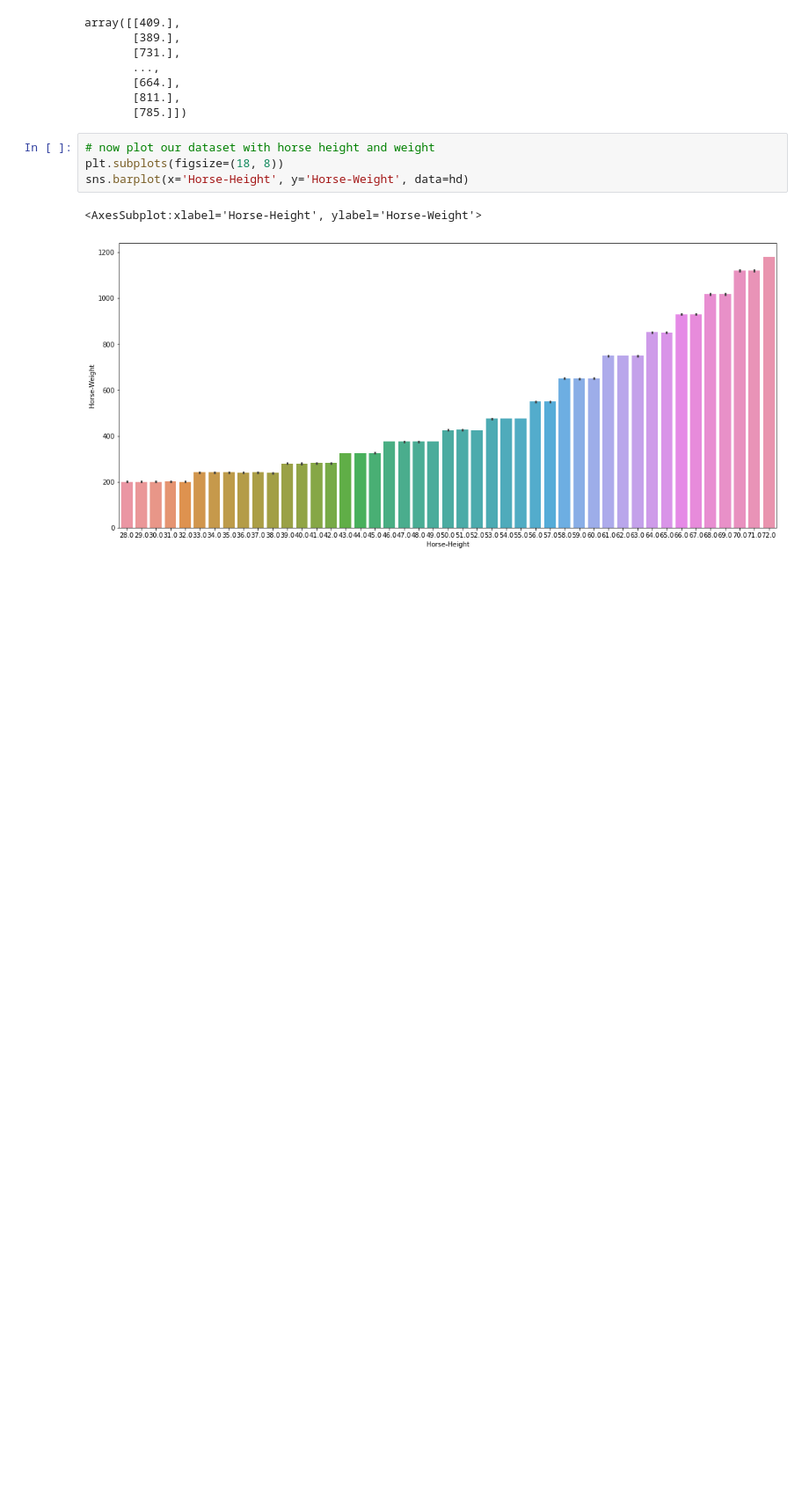
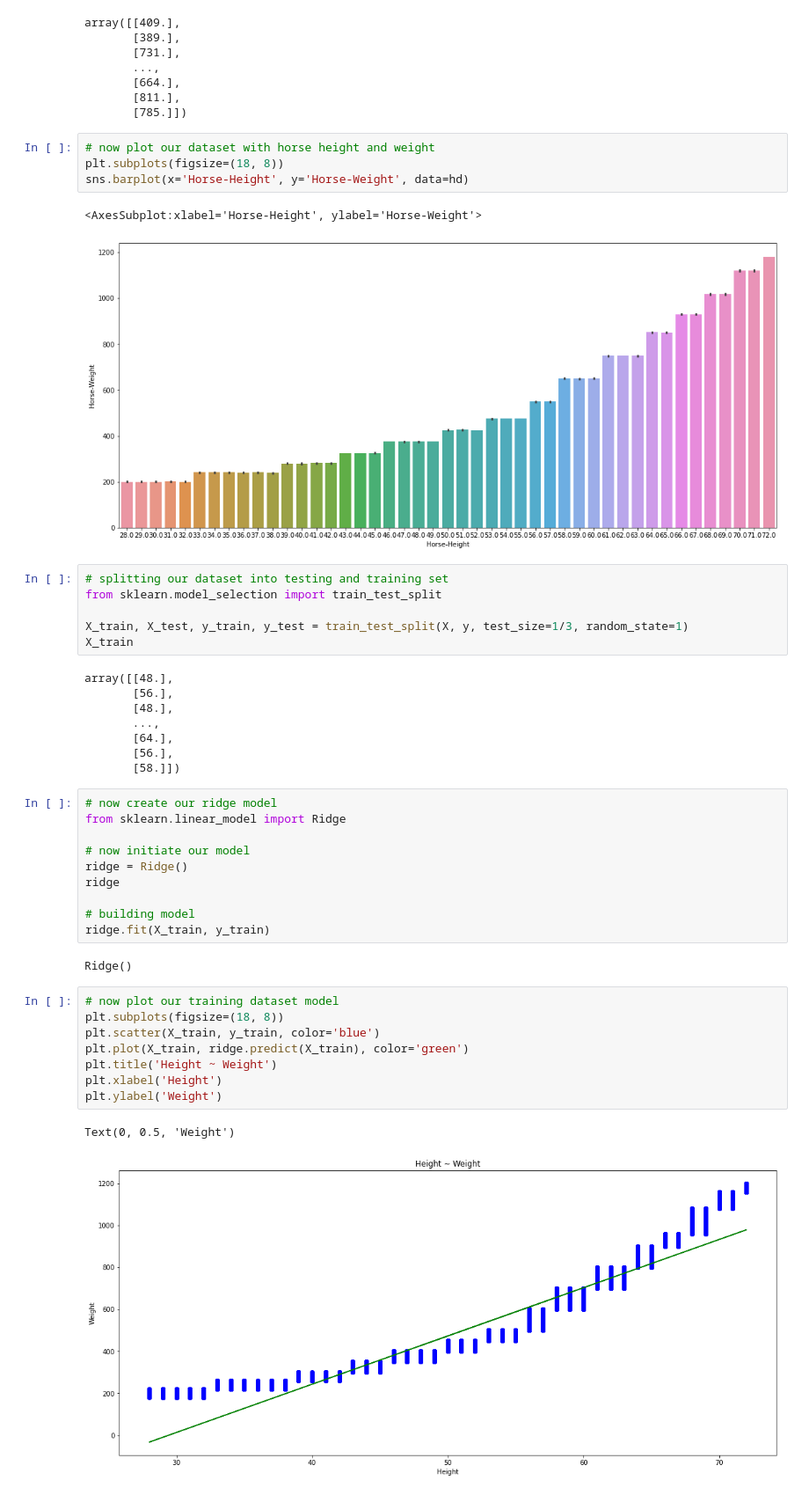
Before and after one commit to pythonpioneer/Data-Science, a Jupyter notebook: MLHD/RidgeRegression/ridge-regression.ipynb, the cells around one changed output. Shown: that part at 88% size. Saved outputs shown, nothing was run; the diff lists cells and outputs as text; blank space fills up the shorter version.

Commit message:
ridge regression implemented successfully

```diff
--- a/MLHD/RidgeRegression/ridge-regression.ipynb
+++ b/MLHD/RidgeRegression/ridge-regression.ipynb
@@ -60,3 +60,40 @@ sns.barplot(x='Horse-Height', y='Horse-Weight', data=hd)
 # %% [output]
 <AxesSubplot:xlabel='Horse-Height', ylabel='Horse-Weight'>
 [figure]
+# %%
+# splitting our dataset into testing and training set
+from sklearn.model_selection import train_test_split
+
+X_train, X_test, y_train, y_test = train_test_split(X, y, test_size=1/3, random_state=1)
+X_train
+# %% [output]
+array([[48.],
+       [56.],
+       [48.],
+       ...,
+       [64.],
+       [56.],
+       [58.]])
+# %%
+# now create our ridge model
+from sklearn.linear_model import Ridge
+
+# now initiate our model
+ridge = Ridge()
+ridge
+
+# building model
+ridge.fit(X_train, y_train)
+# %% [output]
+Ridge()
+# %%
+# now plot our training dataset model
+plt.subplots(figsize=(18, 8))
+plt.scatter(X_train, y_train, color='blue')
+plt.plot(X_train, ridge.predict(X_train), color='green')
+plt.title('Height ~ Weight')
+plt.xlabel('Height')
+plt.ylabel('Weight')
+# %% [output]
+Text(0, 0.5, 'Weight')
+[figure, added]
```
Also changed, not shown: parts of 5 cells of this notebook.
